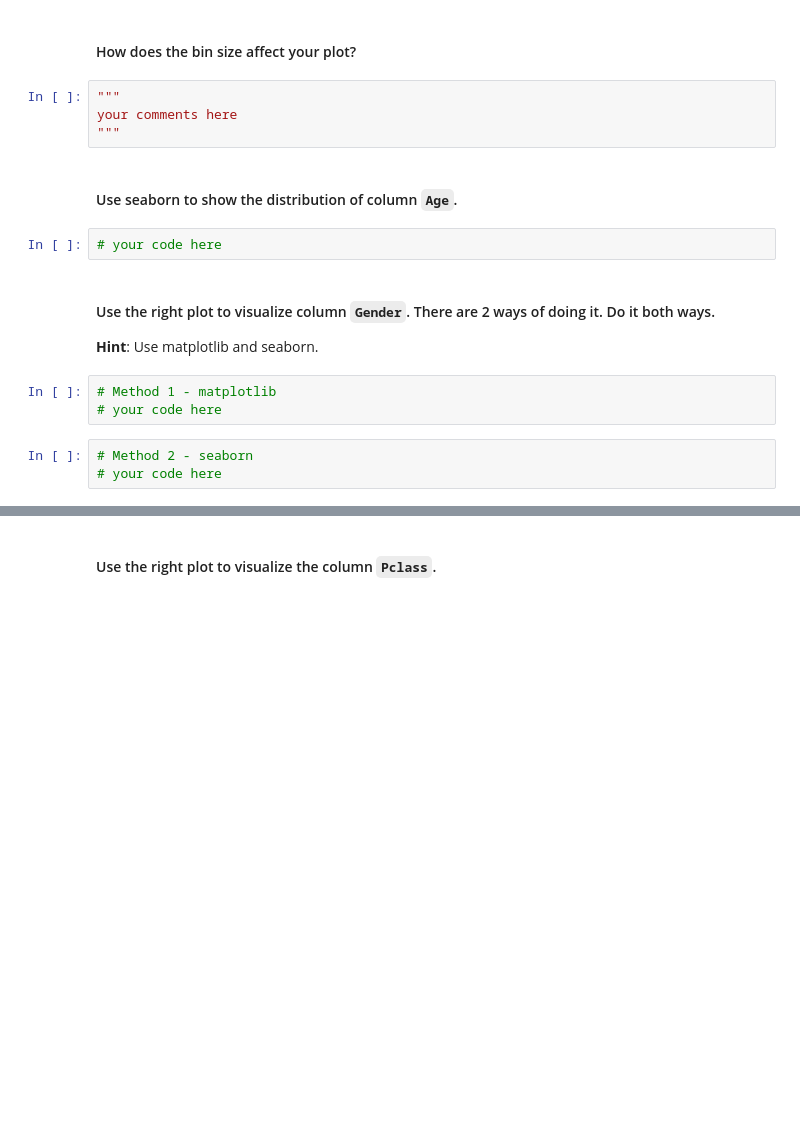
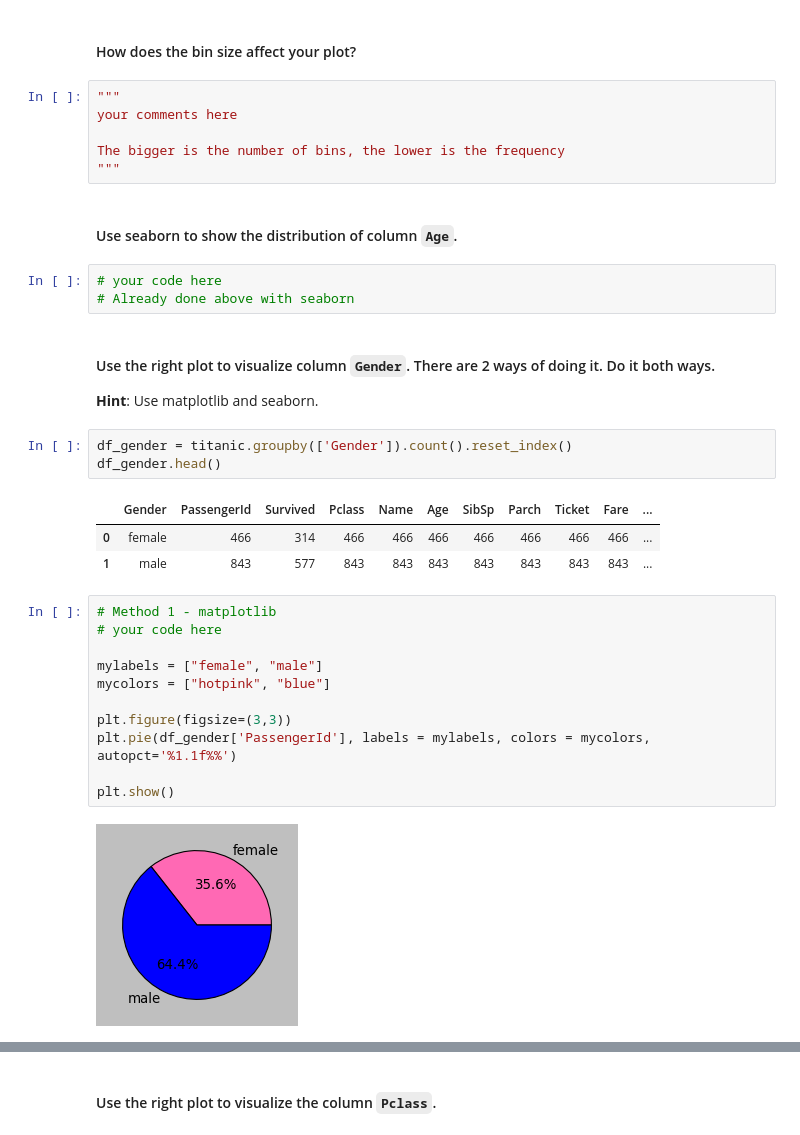
Before and after one commit to Kristinawk/dataptmad0924_labs, a Jupyter notebook: module-2/matplotlib-seaborn/your-code/main.ipynb, the cells around one changed output, grey strips where cells are left out. Cells and saved outputs as stored; diff of their text form; blank space fills up the shorter version.

```diff
--- a/module-2/matplotlib-seaborn/your-code/main.ipynb
+++ b/module-2/matplotlib-seaborn/your-code/main.ipynb
@@ -329,19 +403,36 @@ titanic.select_dtypes(include=['object'])
 # %% [markdown]
 #### How does the bin size affect your plot?
-# %%
-"""
-your comments here
-"""
+# %%
+"""
+your comments here
+
+The bigger is the number of bins, the lower is the frequency
+"""
 # %% [markdown]
 #### Use seaborn to show the distribution of column `Age`.
 # %%
 # your code here
+# Already done above with seaborn
 # %% [markdown]
 #### Use the right plot to visualize column `Gender`. There are 2 ways of doing it. Do it both ways.
 **Hint**: Use matplotlib and seaborn.
-# %%
-# Method 1 - matplotlib
-# your code here
-# %%
-# Method 2 - seaborn
-# your code here
+# %%
+df_gender = titanic.groupby(['Gender']).count().reset_index()
+df_gender.head()
+# %% [output]
+|  | Gender | PassengerId | Survived | Pclass | Name | Age | SibSp | Parch | Ticket | Fare | ... |
+| 0 | female | 466 | 314 | 466 | 466 | 466 | 466 | 466 | 466 | 466 | ... |
+| 1 | male | 843 | 577 | 843 | 843 | 843 | 843 | 843 | 843 | 843 | ... |
+# %%
+# Method 1 - matplotlib
+# your code here
+
+mylabels = ["female", "male"]
+mycolors = ["hotpink", "blue"]
+
+plt.figure(figsize=(3,3))
+plt.pie(df_gender['PassengerId'], labels = mylabels, colors = mycolors, autopct='%1.1f%%')
+
+plt.show()
+# %% [output]
+[figure, added]
```
Also changed, not shown: parts of 21 cells of this notebook, 2 other files.
